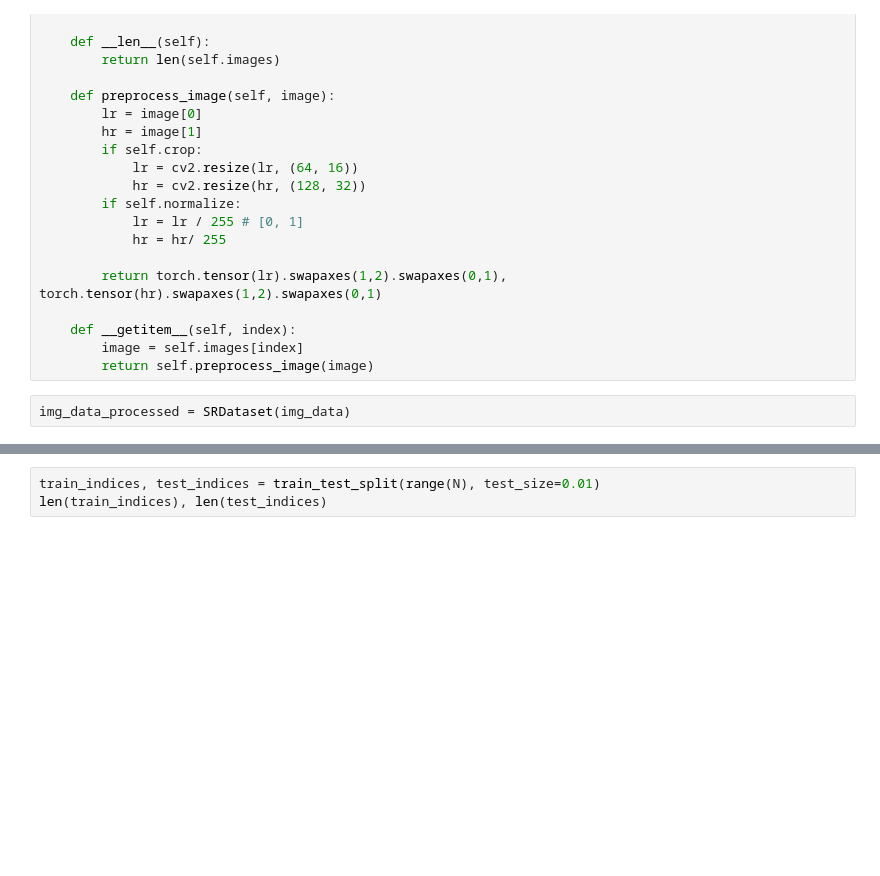
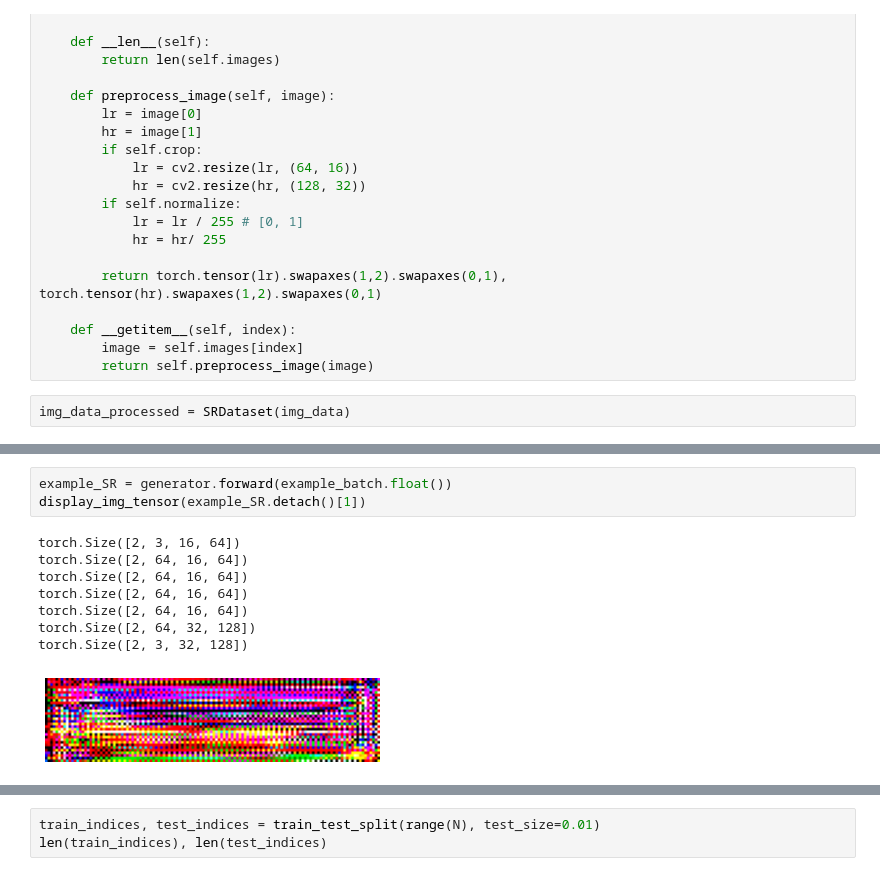
Before and after one commit to zuzg/text-super-resolution, a Jupyter notebook: Project3.ipynb, the cells around one changed output, grey strips where cells are left out. Saved outputs shown, nothing was run; the diff lists cells and outputs as text; blank space fills up the shorter version.

```diff
--- a/Project3.ipynb
+++ b/Project3.ipynb
@@ -149,0 +174,12 @@ torch.Size([3, 32, 128])
+# %%
+example_SR = generator.forward(example_batch.float())
+display_img_tensor(example_SR.detach()[1])
+# %% [output]
+torch.Size([2, 3, 16, 64])
+torch.Size([2, 64, 16, 64])
+torch.Size([2, 64, 16, 64])
+torch.Size([2, 64, 16, 64])
+torch.Size([2, 64, 16, 64])
+torch.Size([2, 64, 32, 128])
+torch.Size([2, 3, 32, 128])
+[figure, added]
```
Also changed, not shown: parts of 14 cells of this notebook, 2 other files.
